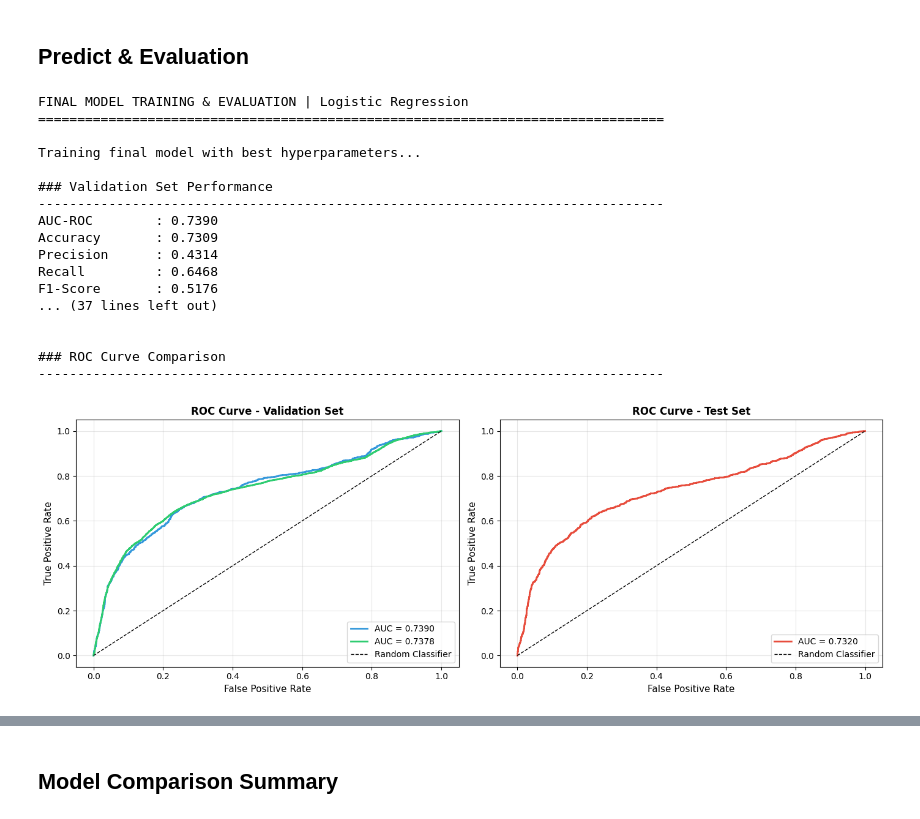
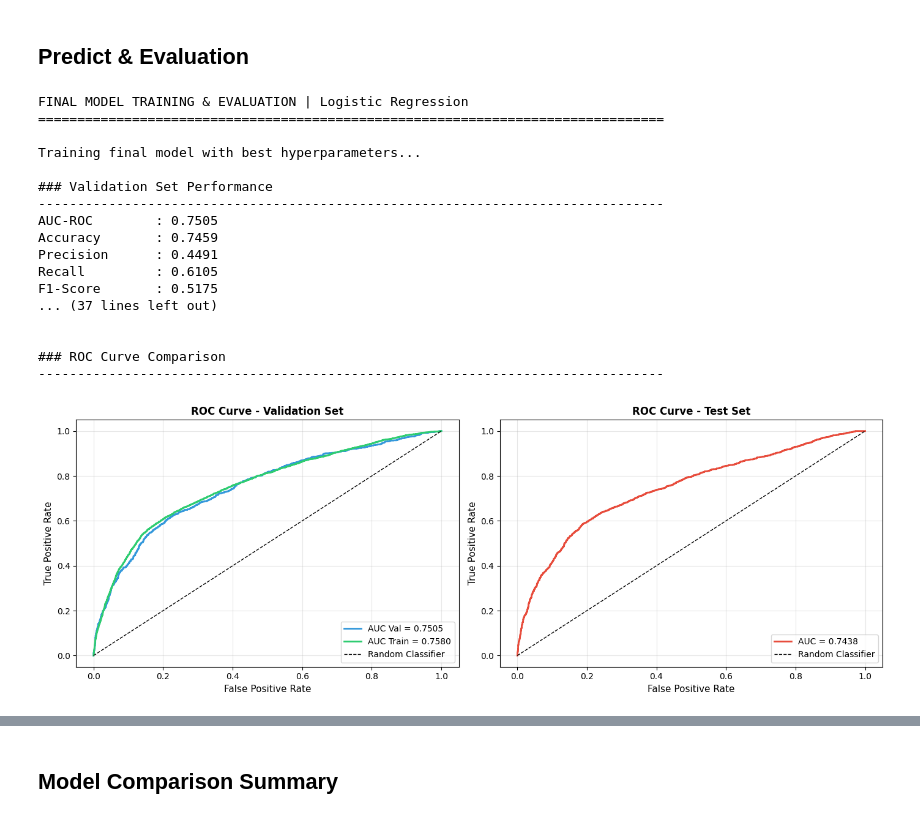
Before and after one commit to guillermoArr/default_credit_prediction, a Jupyter notebook: notebooks/3.1.01-gar-default-classification-models.ipynb, the cells around one changed output, grey strips where cells are left out. Cells and saved outputs as stored; diff of their text form; code cells hidden in the pictures.

```diff
--- a/notebooks/3.1.01-gar-default-classification-models.ipynb
+++ b/notebooks/3.1.01-gar-default-classification-models.ipynb
@@ -209,9 +206,10 @@ def tune_lr_classifier(X_train, y_train, X_val, y_val, n_trials, metric):
         # Hyperparameters to tune
         solver = trial.suggest_categorical('solver', ['lbfgs', 'saga'])
 
-        l1_ratio = trial.suggest_float('l1_ratio', 0.0, 1.0)
         if solver == 'lbfgs':
-            l1_ratio = 0
+            l1_ratio = trial.suggest_float('l1_ratio', 0.0, 0.0)
+        else:
+            l1_ratio = trial.suggest_float('l1_ratio', 0.0, 1.0)
 
         params = {
             'C': trial.suggest_float('C', 1e-4, 1e2, log=True),  # Inverse regularization strength
@@ -485,10 +481,10 @@ fig, axes = plt.subplots(1, 2, figsize=(14, 5))
 # Validation ROC
 fpr_val, tpr_val, _ = roc_curve(y_val_scaled, y_val_pred_proba)
 auc_val = roc_auc_score(y_val_scaled, y_val_pred_proba)
-axes[0].plot(fpr_val, tpr_val, lw=2, label=f'AUC = {auc_val:.4f}', color='#3498db')
-fpr_val, tpr_val, _ = roc_curve(y_train_scaled, y_tr_pred_proba)
-auc_val = roc_auc_score(y_train_scaled, y_tr_pred_proba)
-axes[0].plot(fpr_val, tpr_val, lw=2, label=f'AUC = {auc_val:.4f}', color='#2ecc71')
+axes[0].plot(fpr_val, tpr_val, lw=2, label=f'AUC Val = {auc_val:.4f}', color='#3498db')
+fpr_tr, tpr_tr, _ = roc_curve(y_train_scaled, y_tr_pred_proba)
+auc_tr = roc_auc_score(y_train_scaled, y_tr_pred_proba)
+axes[0].plot(fpr_tr, tpr_tr, lw=2, label=f'AUC Train = {auc_tr:.4f}', color='#2ecc71')
 axes[0].plot([0, 1], [0, 1], 'k--', lw=1, label='Random Classifier')
 axes[0].set_xlabel('False Positive Rate', fontsize=11)
 axes[0].set_ylabel('True Positive Rate', fontsize=11)
@@ -496,39 +492,39 @@ axes[0].set_title('ROC Curve - Validation Set', fontsize=12, fontweight='bold')
 axes[0].legend(loc='lower right')
 axes[0].grid(alpha=0.3)
 
 # Test ROC
 fpr_test, tpr_test, _ = roc_curve(y_test_scaled, y_test_pred_proba)
 auc_test = roc_auc_score(y_test_scaled, y_test_pred_proba)
 axes[1].plot(fpr_test, tpr_test, lw=2, label=f'AUC = {auc_test:.4f}', color='#e74c3c')
 axes[1].plot([0, 1], [0, 1], 'k--', lw=1, label='Random Classifier')
 axes[1].set_xlabel('False Positive Rate', fontsize=11)
 axes[1].set_ylabel('True Positive Rate', fontsize=11)
 axes[1].set_title('ROC Curve - Test Set', fontsize=12, fontweight='bold')
 axes[1].legend(loc='lower right')
 axes[1].grid(alpha=0.3)
 
 plt.tight_layout()
 plt.savefig(os.path.join(MODELS_DIR, 'roc_curves.png'), dpi=300, bbox_inches='tight')
 plt.show()
 # %% [output]
 FINAL MODEL TRAINING & EVALUATION | Logistic Regression
 ================================================================================
 
 Training final model with best hyperparameters...
 
 ### Validation Set Performance
 --------------------------------------------------------------------------------
-AUC-ROC        : 0.7390
-Accuracy       : 0.7309
-Precision      : 0.4314
-Recall         : 0.6468
-F1-Score       : 0.5176
+AUC-ROC        : 0.7505
+Accuracy       : 0.7459
+Precision      : 0.4491
+Recall         : 0.6105
+F1-Score       : 0.5175
 ... (37 lines left out)
 
 
 ### ROC Curve Comparison
 --------------------------------------------------------------------------------
-[figure, old version]
+[figure, new version]
 # %%
 print("\n### Feature Importance (Logistic Coefficients)")
 print("-" * 80)
```
Also changed, not shown: parts of 13 cells of this notebook, 30 other files.
